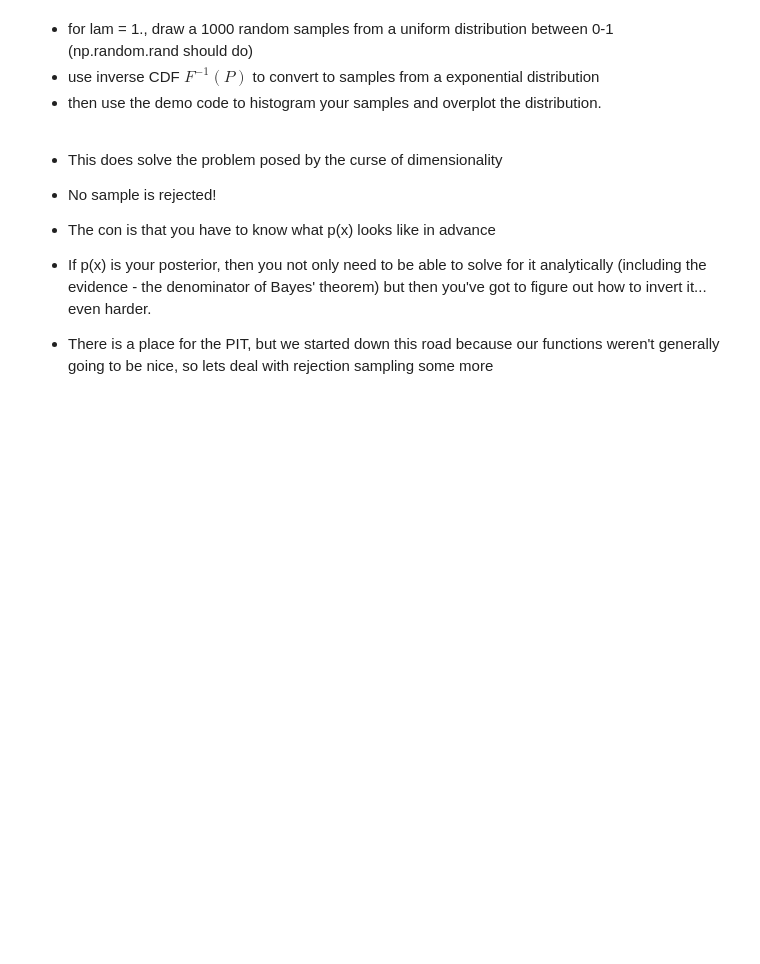
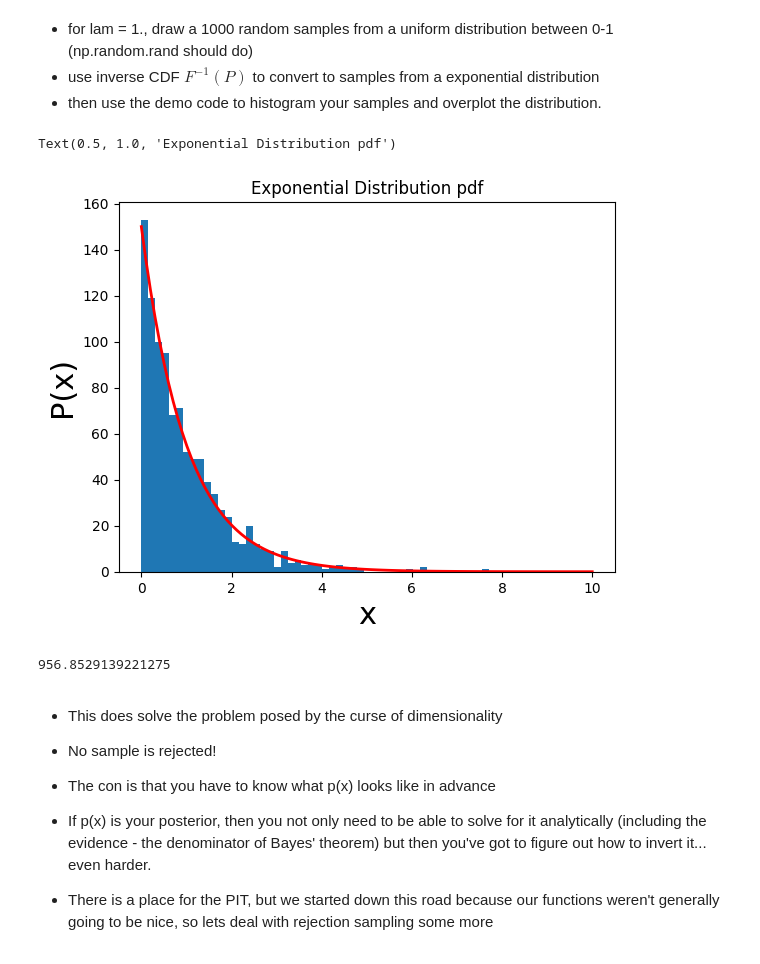
Before and after one commit to abbystokes/Big-Data-in-Astro, a Jupyter notebook: Week 4/lecture06.ipynb, the cells around one changed output. Saved outputs shown, nothing was run; the diff lists cells and outputs as text; code cells hidden in the pictures; blank space fills up the shorter version.

```diff
--- a/Week 4/lecture06.ipynb
+++ b/Week 4/lecture06.ipynb
@@ -125,10 +125,11 @@ import matplotlib.pyplot as plt
 def inv_trans_demo(x, lam):
     hist = plt.hist(x, bins=50)
     xs = np.linspace(0.0, 10.0/lam, 100)
-    pdf = lam * np.exp(-lam*xs)
+    pdf = 150 * np.exp(-lam*xs)
     pdfline = plt.plot(xs, pdf, 'r', lw=2)
     plt.xlabel(r'x', fontsize=22)
-    plt.ylabel(r'P(x)', fontsize=22);
+    plt.ylabel(r'P(x)', fontsize=22)
+    ;
 # %% [markdown]
 * for lam = 1., draw a 1000 random samples from a uniform distribution between 0-1 (np.random.rand should do)
 * use inverse CDF $F^{-1}(P)$ to convert to samples from a exponential distribution
@@ -138,3 +137,18 @@ def inv_trans_demo(x, lam):
+# %%
+# YOUR CODE HERE
+
+samples = np.random.rand(1000)
+densities = (-np.log(1-samples))
+
+inv_trans_demo(densities, 1.0)
+plt.title("Exponential Distribution pdf")
+# %% [output]
+Text(0.5, 1.0, 'Exponential Distribution pdf')
+[figure, added]
+# %%
+sum(densities)
+# %% [output]
+956.8529139221275
 # %% [markdown]
 
 * This does solve the problem posed by the curse of dimensionality
```
Also changed, not shown: parts of 20 cells of this notebook, 19 other files.
